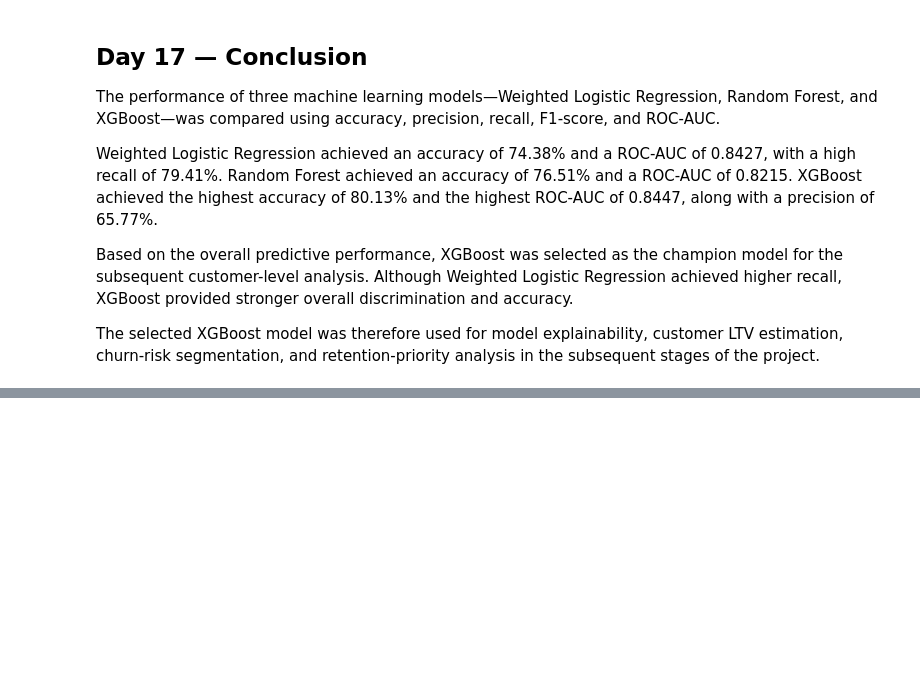
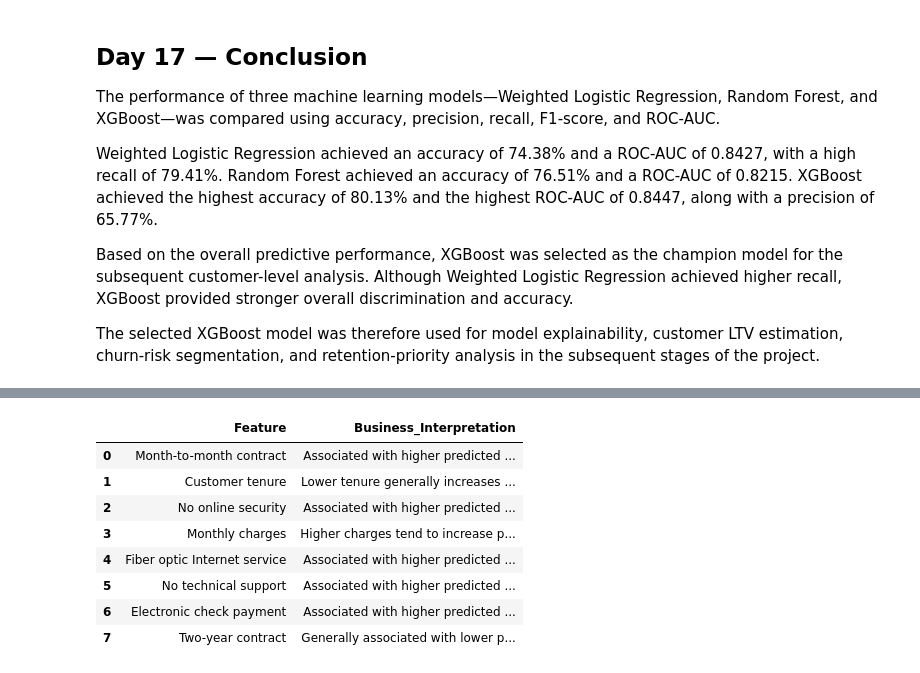
Before and after one commit to sagarsiddharth09-blip/customer-churn-LTV-engine, a Jupyter notebook: Akshay_Baseline_Analytics.ipynb, the cells around one changed output, grey strips where cells are left out. Saved outputs shown, nothing was run; the diff lists cells and outputs as text; code cells hidden in the pictures; blank space fills up the shorter version.

```diff
--- a/Akshay_Baseline_Analytics.ipynb
+++ b/Akshay_Baseline_Analytics.ipynb
@@ -4488,0 +4562,35 @@ The selected XGBoost model was therefore used for model explainability, customer
+# %%
+key_churn_drivers = pd.DataFrame({
+    "Feature": [
+        "Month-to-month contract",
+        "Customer tenure",
+        "No online security",
+        "Monthly charges",
+        "Fiber optic Internet service",
+        "No technical support",
+        "Electronic check payment",
+        "Two-year contract"
+    ],
+    "Business_Interpretation": [
+        "Associated with higher predicted churn risk",
+        "Lower tenure generally increases predicted churn risk",
+        "Associated with higher predicted churn risk",
+        "Higher charges tend to increase predicted churn risk",
+        "Associated with higher predicted churn risk",
+        "Associated with higher predicted churn risk",
+        "Associated with higher predicted churn risk",
+        "Generally associated with lower predicted churn risk"
+    ]
+})
+
+key_churn_drivers
+# %% [output]
+|  | Feature | Business_Interpretation |
+| 0 | Month-to-month contract | Associated with higher predicted ... |
+| 1 | Customer tenure | Lower tenure generally increases ... |
+| 2 | No online security | Associated with higher predicted ... |
+| 3 | Monthly charges | Higher charges tend to increase p... |
+| 4 | Fiber optic Internet service | Associated with higher predicted ... |
+| 5 | No technical support | Associated with higher predicted ... |
+| 6 | Electronic check payment | Associated with higher predicted ... |
+| 7 | Two-year contract | Generally associated with lower p... |
```
Also changed, not shown: parts of 9 cells of this notebook.
